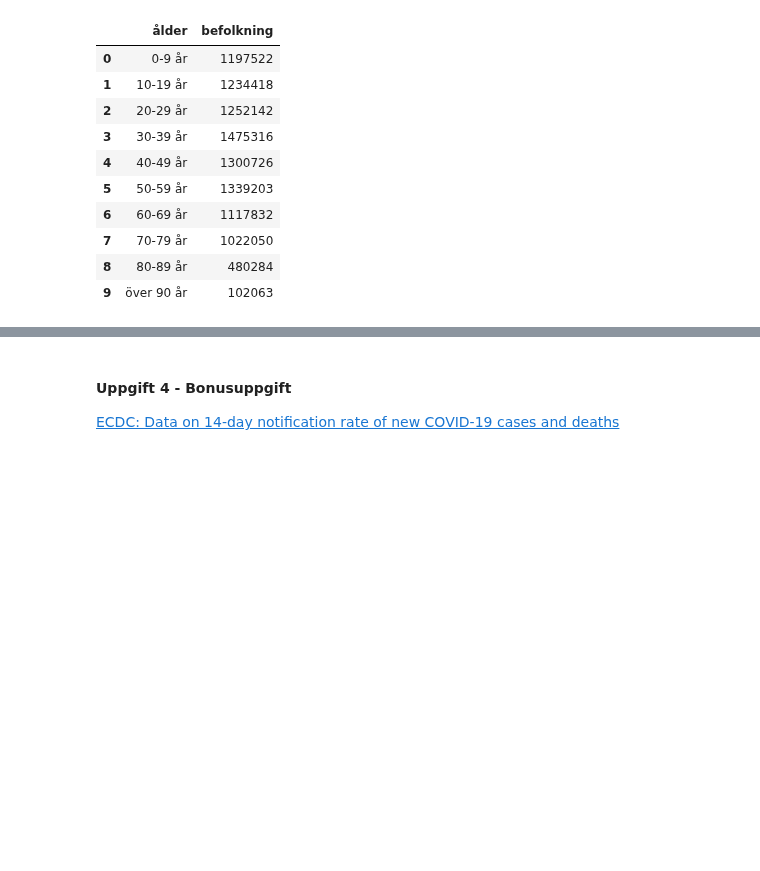
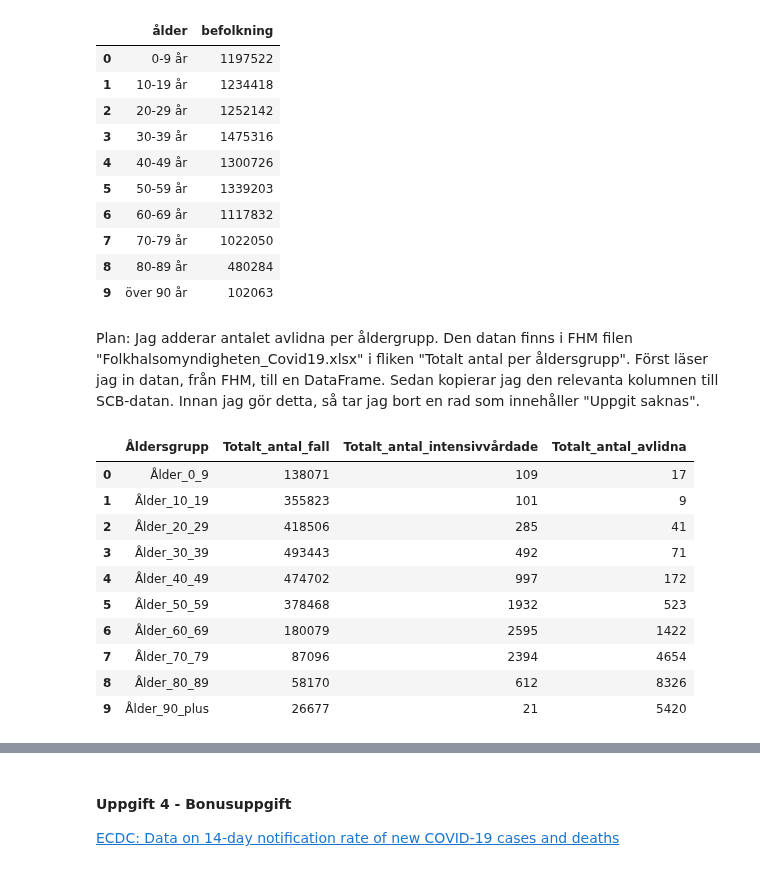
Before and after one commit to dancla240/Databehandling_Daniel_Claesson, a Jupyter notebook: Lab1/Lab1_Daniel_Claesson.ipynb, the cells around one changed output, grey strips where cells are left out. Cells and saved outputs as stored; diff of their text form; code cells hidden in the pictures; blank space fills up the shorter version.

```diff
--- a/Lab1/Lab1_Daniel_Claesson.ipynb
+++ b/Lab1/Lab1_Daniel_Claesson.ipynb
@@ -523,3 +527,22 @@ df_scb_fixed.head(10)
 | 7 | 70-79 år | 1022050 |
 | 8 | 80-89 år | 480284 |
 | 9 | över 90 år | 102063 |
+# %% [markdown]
+Plan: Jag adderar antalet avlidna per åldergrupp. Den datan finns i FHM filen "Folkhalsomyndigheten_Covid19.xlsx" i fliken "Totalt antal per åldersgrupp". Först läser jag in datan, från FHM, till en DataFrame. Sedan kopierar jag den relevanta kolumnen till SCB-datan. Innan jag gör detta, så tar jag bort en rad som innehåller "Uppgit saknas".
+# %%
+# Read in FHM data
+df_fhm = pd.read_excel("../Data/Folkhalsomyndigheten_Covid19.xlsx", sheet_name='Totalt antal per åldersgrupp')
+df_fhm.drop(index=10, inplace=True)
+df_fhm.head(10)
+# %% [output]
+|  | Åldersgrupp | Totalt_antal_fall | Totalt_antal_intensivvårdade | Totalt_antal_avlidna |
+| 0 | Ålder_0_9 | 138071 | 109 | 17 |
+| 1 | Ålder_10_19 | 355823 | 101 | 9 |
+| 2 | Ålder_20_29 | 418506 | 285 | 41 |
+| 3 | Ålder_30_39 | 493443 | 492 | 71 |
+| 4 | Ålder_40_49 | 474702 | 997 | 172 |
+| 5 | Ålder_50_59 | 378468 | 1932 | 523 |
+| 6 | Ålder_60_69 | 180079 | 2595 | 1422 |
+| 7 | Ålder_70_79 | 87096 | 2394 | 4654 |
+| 8 | Ålder_80_89 | 58170 | 612 | 8326 |
+| 9 | Ålder_90_plus | 26677 | 21 | 5420 |
```
Also changed, not shown: parts of 18 cells of this notebook.
